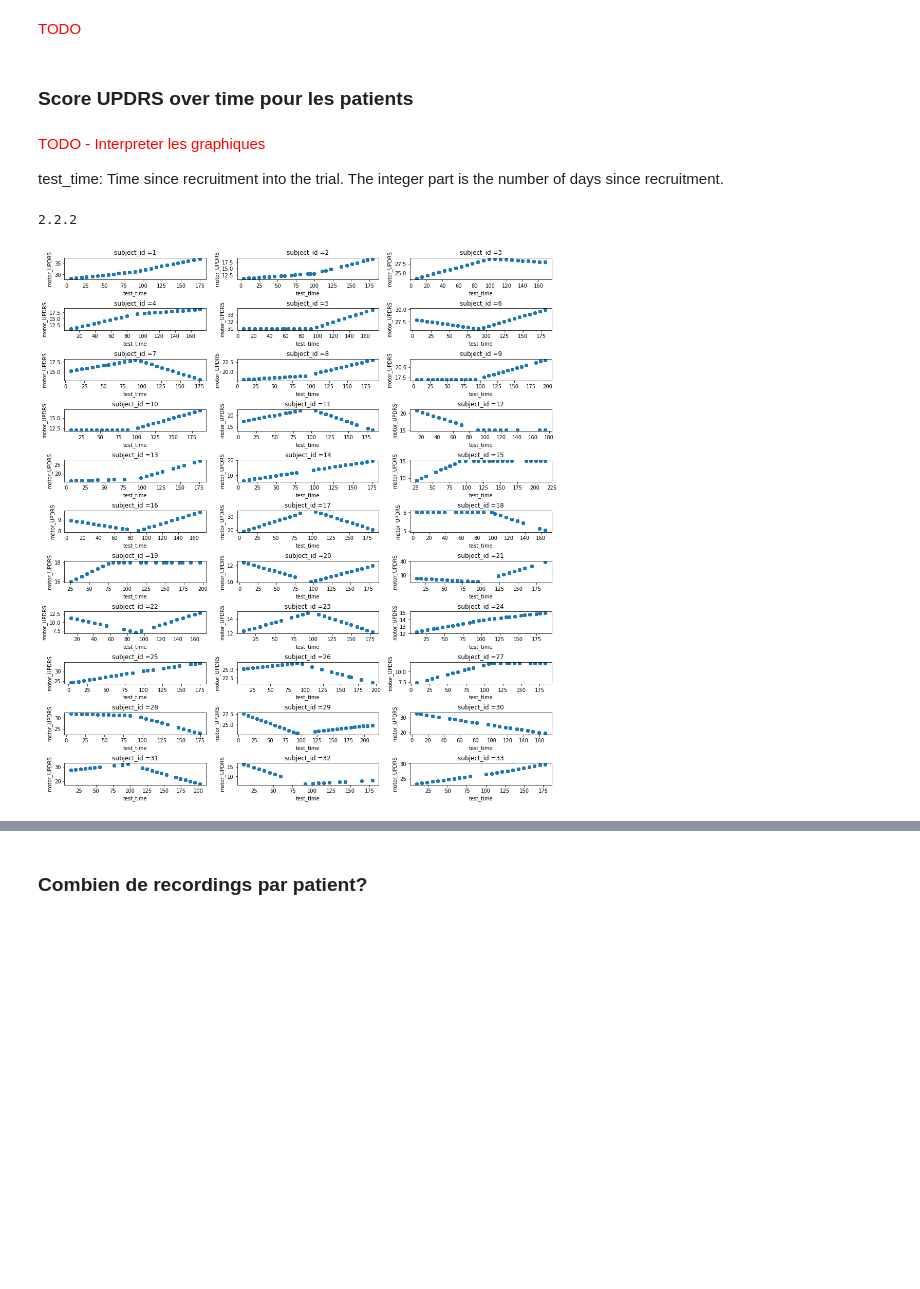
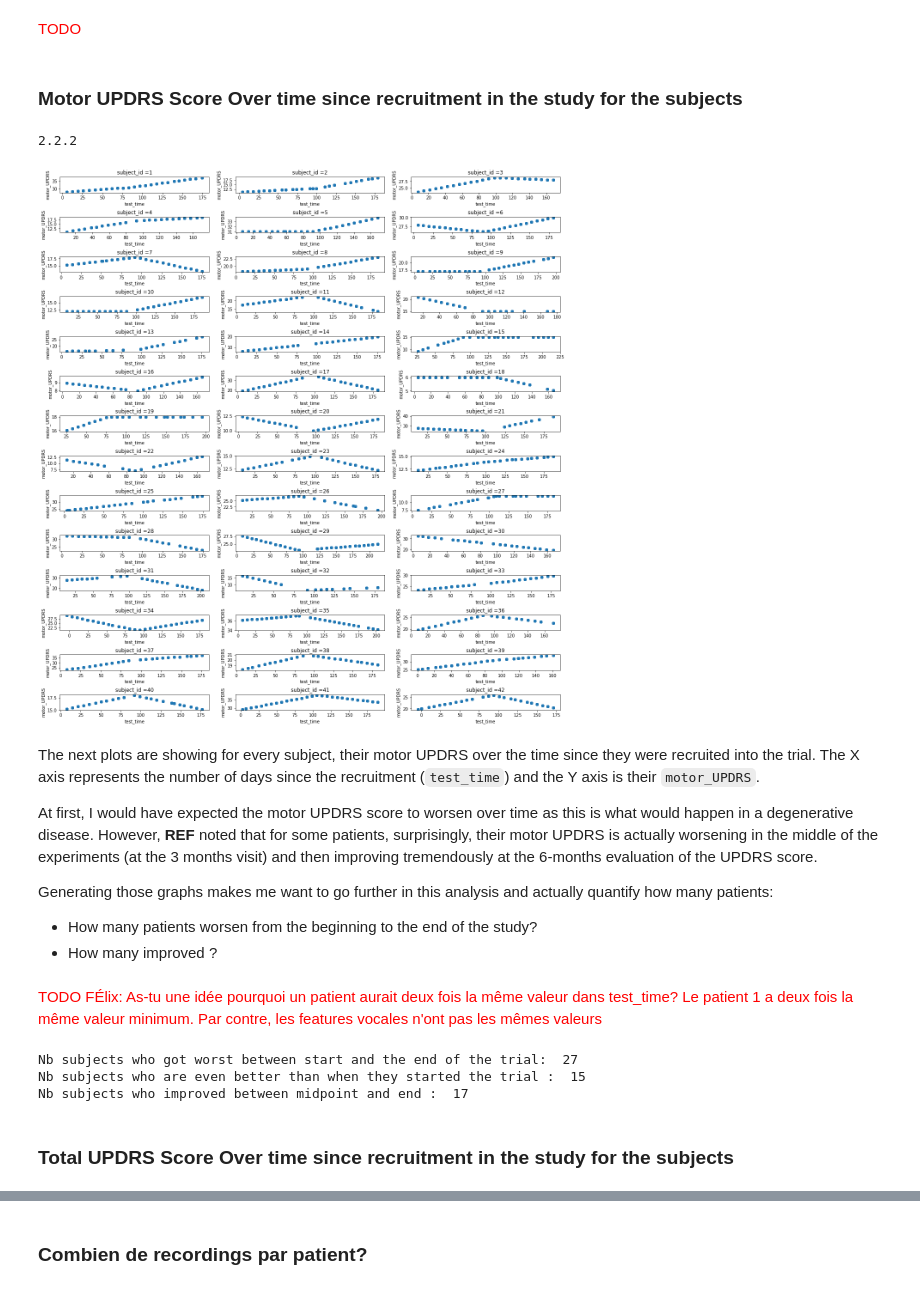
Before and after one commit to Mymoza/DataMining-UPDRS, a Jupyter notebook: UPDRS.ipynb, the cells around one changed output, grey strips where cells are left out. Drawn from its saved outputs; the diff is of its cells as text; code cells hidden in the pictures; blank space fills up the shorter version.

Commit message:
Added total updrs score over time

```diff
--- a/UPDRS.ipynb
+++ b/UPDRS.ipynb
@@ -177,12 +179,8 @@ Le score total de UPDRS semble suivre une loi normale de moyenne 30
 ## Bloxplot - Données aberrantes
 # %% [markdown]
 <font color='red'>TODO</font>
-# %% [markdown]
-### Score UPDRS over time pour les patients
-# %% [markdown]
-<font color='red'>TODO - Interpreter les graphiques</font>
-
-test_time: Time since recruitment into the trial. The integer part is the number of days since recruitment.
+# %% [markdown]
+### Motor UPDRS Score Over time since recruitment in the study for the subjects
 # %%
 # Source of the code for the subplots:
 # https://matplotlib.org/3.1.1/gallery/lines_bars_and_markers/markevery_demo.html#sphx-glr-gallery-lines-bars-and-markers-markevery-demo-py
@@ -200,34 +198,91 @@ print(matplotlib.__version__)
 #          slice(100, 200, 3),
 #          0.1, 0.3, 1.5,
 #          (0.0, 0.1), (0.45, 0.1)]
 
 # define the figure size and grid layout properties
-figsize = (14,15)
+figsize = (17,18)
 cols = 3
-rows = 11
+rows = 14
 # define the data for cartesian plots
 # delta = 0.11
 # x = np.linspace(0, 10 - 2 * delta, 200) + delta
 # y = np.sin(x) + 1.0 + delta
 
 
 def trim_axs(axs, N):
     """little helper to massage the axs list to have correct length..."""
     axs = axs.flat
     for ax in axs[N:]:
         ax.remove()
     return axs[:N]
 
 fig2, axs = plt.subplots(rows, cols, figsize=figsize, constrained_layout=True)
 axs = trim_axs(axs, 42)
 for ax, subject_id in zip(axs, range(1,43)):
     ax.set_title('subject_id =%s' % str(subject_id))
     ax.set_xlabel('test_time')
     ax.set_ylabel('motor_UPDRS')
 #     ax.set_xscale('log')
 #     ax.set_yscale('log')
     ax.scatter((df[df['subject_id'] == subject_id].test_time), (df[df['subject_id'] == subject_id].motor_UPDRS))
+fig2.savefig('motor_updrs_time_test.png')
 # %% [output]
 2.2.2
-[figure, old version]
+[figure, new version]
+# %% [markdown]
+The next plots are showing for every subject, their motor UPDRS over the time since they were recruited into the trial. The X axis represents the number of days since the recruitment (`test_time`) and the Y axis is their `motor_UPDRS`.
+
+At first, I would have expected the motor UPDRS score to worsen over time as this is what would happen in a degenerative disease. However, ****REF**** noted that for some patients, surprisingly, their motor UPDRS is actually worsening in the middle of the experiments (at the 3 months visit) and then improving tremendously at the 6-months evaluation of the UPDRS score.
+
+Generating those graphs makes me want to go further in this analysis and actually quantify how many patients:
+
+- How many patients worsen from the beginning to the end of the study?
+- How many improved ?
+# %% [markdown]
+<font color='red'>TODO FÉlix: As-tu une idée pourquoi un patient aurait deux fois la même valeur dans test_time? Le patient 1 a deux fois la même valeur minimum. Par contre, les features vocales n'ont pas les mêmes valeurs</font>
+# %%
+nb_subjects_worsen = 0
+nb_subjects_improved = 0
+nb_subjects_midpoint_worst_end_well = 0
+
+# Go through all the 42 subject_id of the dataset
+for subject_id in range(1,43):
+#     print('Subject_id : ', subject_id)
+    # Filter the dataframe to only the recordings of the current subject
+    subject_df = df[(df['subject_id'] == subject_id)]
+
+    # Then we will filter another time the subject_df because we want the value of the motor UPDRS
+    # when test_time is at its minimum, median and max value
+    min_subject_df = subject_df[subject_df['test_time'] == subject_df['test_time'].min()]
+    #display(min_subject_df)
+    min_value = min_subject_df.motor_UPDRS.values[0]
+    #print('Min : ', min_value)
+
+    # Median uses row nearest to midpoint because otherwise median is a problem on dataframes of even length
+    median_subject_df = subject_df[subject_df['test_time'] == subject_df['test_time'].quantile(interpolation='nearest')]
+    #display(median_subject_df)
+    median_value = median_subject_df.motor_UPDRS.values[0]
+    #print('Median : ', median_value)
+
+    max_subject_df = subject_df[subject_df['test_time'] == subject_df['test_time'].max()]
+    #display(max_subject_df)
+    max_value = max_subject_df.motor_UPDRS.values[0]
+    #print('Max : ', max_value)
+
+    if(min_value < max_value):
+        nb_subjects_worsen += 1
+    elif(max_value < min_value):
+        nb_subjects_improved += 1
+    if(median_value > max_value):
+        nb_subjects_midpoint_worst_end_well += 1
+
+print('Nb subjects who got worst between start and the end of the trial: ', nb_subjects_worsen)
+print('Nb subjects who are even better than when they started the trial : ', nb_subjects_improved)
+print('Nb subjects who improved between midpoint and end : ', nb_subjects_midpoint_worst_end_well)
+# %% [output]
+Nb subjects who got worst between start and the end of the trial:  27
+Nb subjects who are even better than when they started the trial :  15
+Nb subjects who improved between midpoint and end :  17
+# %% [markdown]
+### Total UPDRS Score Over time since recruitment in the study for the subjects
 # %%
```
Also changed, not shown: parts of 5 cells of this notebook, 2 other files.
